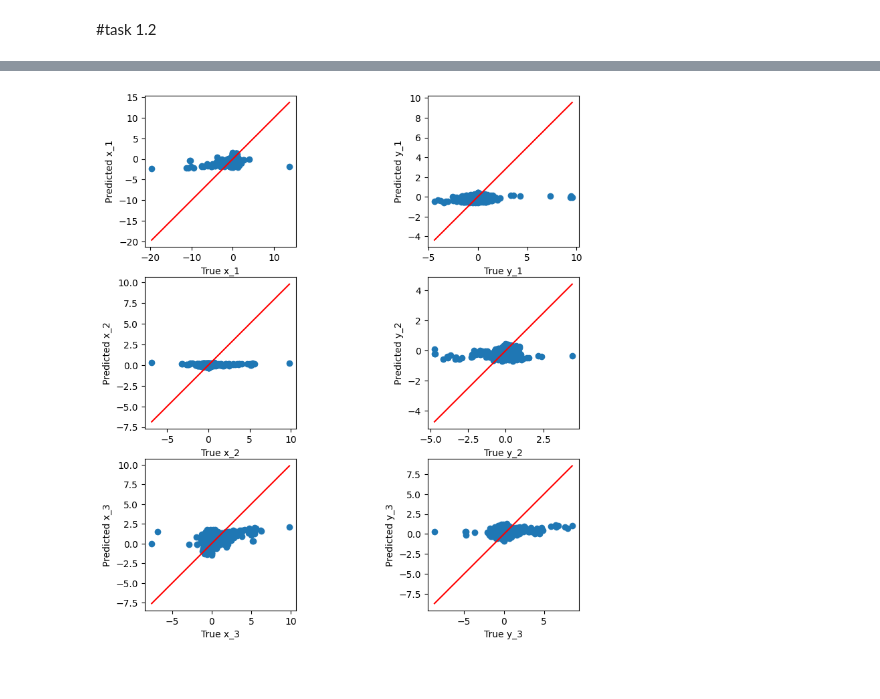
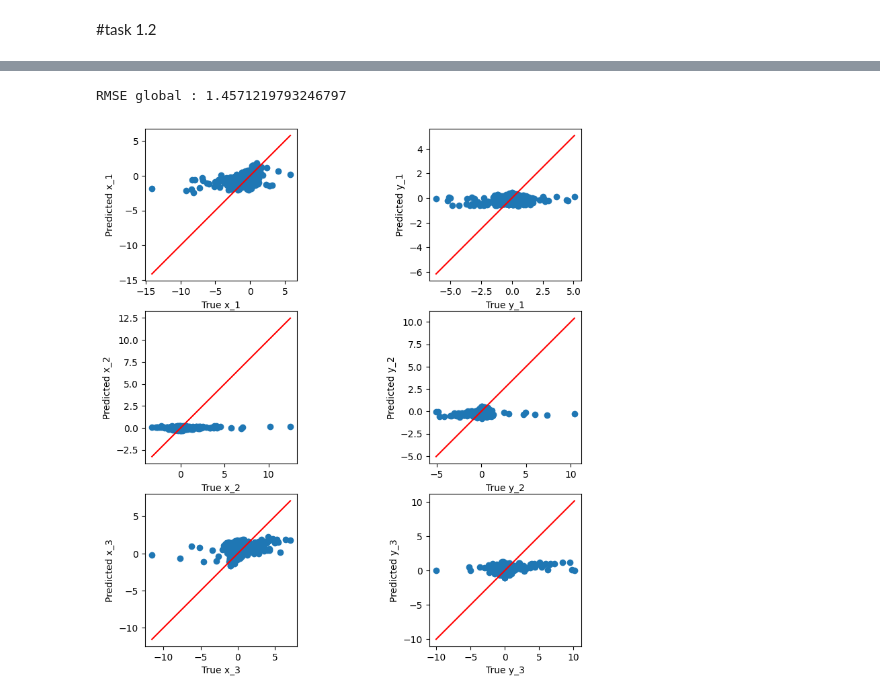
Before and after one commit to PLONTZNathan/MachineLearning_Assignment1, a Jupyter notebook: src/task1.ipynb, the cells around one changed output, grey strips where cells are left out. Saved outputs shown, nothing was run; the diff lists cells and outputs as text; code cells hidden in the pictures.

```diff
--- a/src/task1.ipynb
+++ b/src/task1.ipynb
@@ -202,7 +202,7 @@ def split_trajectories(df,
 
     return train_df, val_df, test_df
 # %%
-train_after_split, validation_after_split, test_after_split = split_trajectories(train)
+train_after_split, validation_after_split, test_after_split = split_trajectories(train_cleaned)
 # %%
 print(train_after_split.shape)
 print(validation_after_split.shape)
@@ -345,10 +295,6 @@ def replicate_initial_position_by_block(df):
         start, end = block_starts[i], block_starts[i + 1]
         data[start:end] = data[start]  # réplication vectorisée
 
-        # Dernière ligne : ne copier que si t == 10
-        last_idx = end - 1
-        if t_values[last_idx] != 10:
-            data[last_idx] = copy.iloc[last_idx][coords].values
 
     copy[coords] = data
     return copy
@@ -433,0 +361,23 @@ Lasso_alpha_1.0: 1.3323
+# %%
+pipeline = Pipeline([
+    ('scaler', StandardScaler()),
+    ('regressor', LinearRegression())
+])
+
+input_cols = ['t', 'x_1', 'y_1', 'x_2', 'y_2', 'x_3', 'y_3']
+target_cols = ['x_1', 'y_1', 'x_2', 'y_2', 'x_3', 'y_3']
+
+X_train = train_entry[input_cols]
+y_train = train_after_split[target_cols]
+
+pipeline.fit(X_train, y_train)
+
+coefficients = pipeline.named_steps['regressor'].coef_  # shape = (n_targets, n_features)
+intercepts = pipeline.named_steps['regressor'].intercept_  # shape = (n_targets,)
+
+# Afficher les coefficients pour chaque target
+for i, target in enumerate(target_cols):
+    print(f"\nCoefficients pour {target} :")
+    for col, coef in zip(input_cols, coefficients[i]):
+        print(f"  {col}: {coef}")
+    print(f"Intercept: {intercepts[i]}")
@@ -434,3 +402,14 @@ Lasso_alpha_1.0: 1.3323
+# %%
+X_val = validation_entry[input_cols]
+y_val = validation_after_split[target_cols]
+
+y_pred_val = pipeline.predict(X_val)
+
+
+rmse_value = root_mean_squared_error(y_val, y_pred_val)#fonction de la librairie
+print("RMSE global :", rmse_value)
+# %% [output]
+RMSE global : 1.4571219793246797
 # %%
 def plot_y_yhat(y_test,y_pred, plot_title = "plot"):
     labels = ['x_1','y_1','x_2','y_2','x_3','y_3']
@@ -452,6 +431,6 @@ def plot_y_yhat(y_test,y_pred, plot_title = "plot"):
     plt.show()
 # %%
 #Prends des points randoms si >500 points
-plot_y_yhat(Y_validation,Y_validation_pred, plot_title = "plot")
+plot_y_yhat(y_val.values, y_pred_val, plot_title="plot")
 # %% [output]
-[figure, old version]
+[figure, new version]
```
Also changed, not shown: parts of 26 cells of this notebook.
